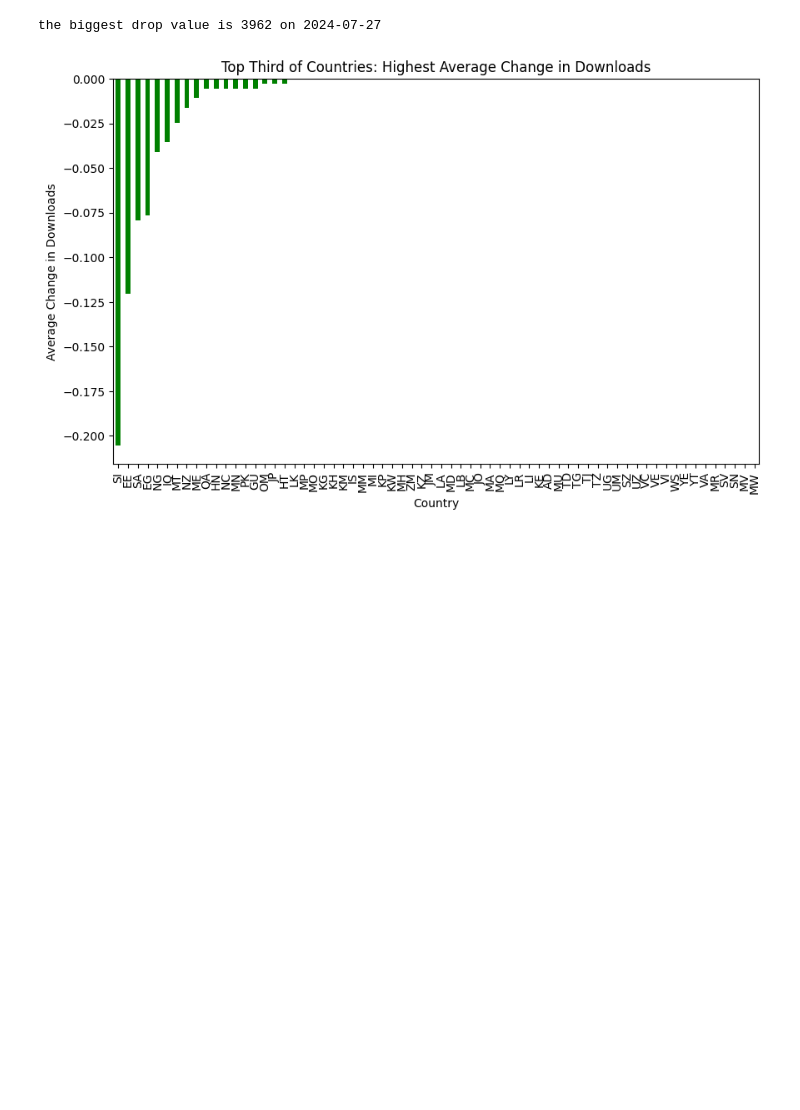
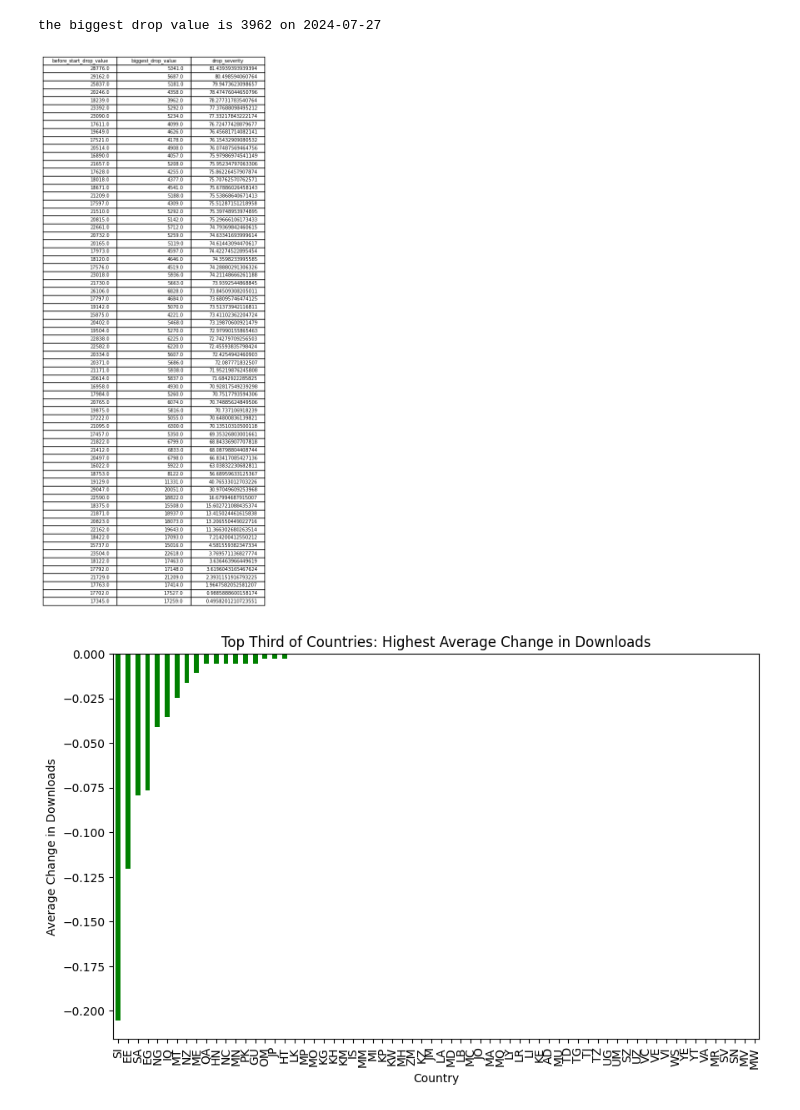
Before and after one commit to christopher192/machine-learning-project, a Jupyter notebook: interview-test-1/drop_analytics.ipynb, the cells around one changed output. Drawn from its saved outputs; the diff is of its cells as text; code cells hidden in the pictures; blank space fills up the shorter version.

```diff
--- a/interview-test-1/test.ipynb
+++ b/interview-test-1/drop_analytics.ipynb
@@ -91,11 +91,19 @@ for drop_date in drops.index:
     recovery_date = daily_downloads_diff[drop_date:].gt(0).idxmax()
 
     # identify the biggest drop within the drop and recovery period
-    drop_period = daily_downloads[drop_date:recovery_date - pd.Timedelta(days = 1)]
+    drop_position = daily_downloads.index.get_loc(drop_date)
+    recovery_date_position = daily_downloads.index.get_loc(recovery_date)
+    previous_drop_date = daily_downloads.index[drop_position - 1]
+    previous_drop_value = daily_downloads.iloc[drop_position - 1]
+    previous_recovery_date = daily_downloads.index[recovery_date_position - 1]
+    drop_period = daily_downloads[drop_date:previous_recovery_date]
+    # drop_period = daily_downloads[drop_date:recovery_date - pd.Timedelta(days = 1)]
     biggest_drop_value = drop_period.min()
     biggest_drop_date = drop_period.idxmin() # get the date of the biggest drop
 
     drop_info.append({
+        "before_start_drop_date": previous_drop_date,
+        "before_start_drop_value": previous_drop_value,
         "start_drop_date": drop_date,
         "start_drop_value": daily_downloads[drop_date],
         "recovery_date": recovery_date,
@@ -147,6 +156,24 @@ min_drop_entry = min(drop_info, key = lambda x: x['biggest_drop_value'])
 print(f"the biggest drop value is {min_drop_entry['biggest_drop_value']} on {min_drop_entry['biggest_drop_date']}")
 # %% [output]
 the biggest drop value is 3962 on 2024-07-27
+# %%
+# drop severity (percentage drop)
+drop_info_df['drop_severity'] = (drop_info_df['before_start_drop_value'] - drop_info_df['biggest_drop_value']) / drop_info_df['before_start_drop_value'] * 100
+
+percentage_drop_df = drop_info_df[['before_start_drop_value', 'biggest_drop_value', 'drop_severity']]
+percentage_drop_df = percentage_drop_df.sort_values(by='drop_severity', ascending=False)
+
+# plot the dataframe as a table
+fig, ax = plt.subplots(figsize=(6, 3))
+ax.axis('tight')
+ax.axis('off')
+table = ax.table(cellText=percentage_drop_df.values, colLabels=percentage_drop_df.columns, loc='center')
+
+# save as an image
+plt.savefig("images/percentage_drop_table.png", dpi=300, bbox_inches='tight')
+plt.show()
+# %% [output]
+[figure, added]
 # %%
 # group by country and calculate changes in downloads
 country_trends = data.groupby(['country', data['date_download'].dt.date]).size().unstack(fill_value = 0)
```
Also changed, not shown: parts of 2 cells of this notebook, 2 other files.
